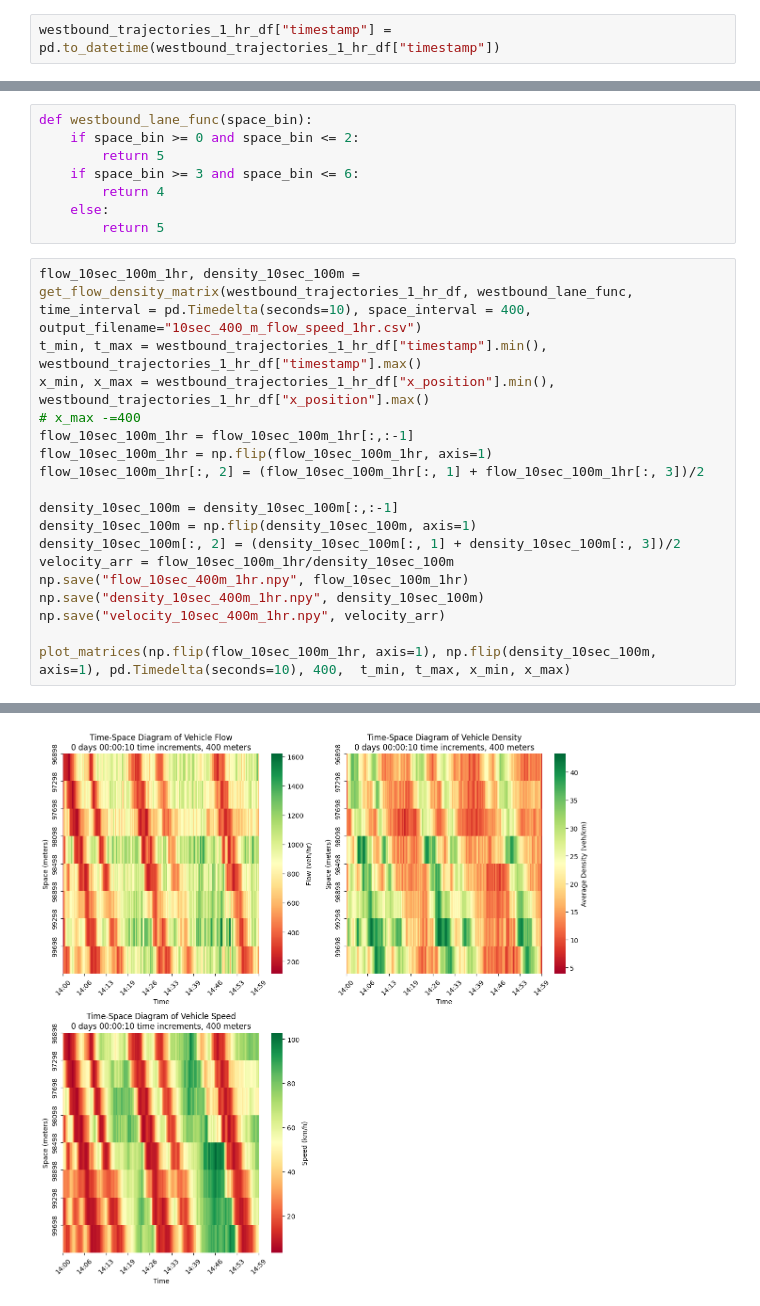
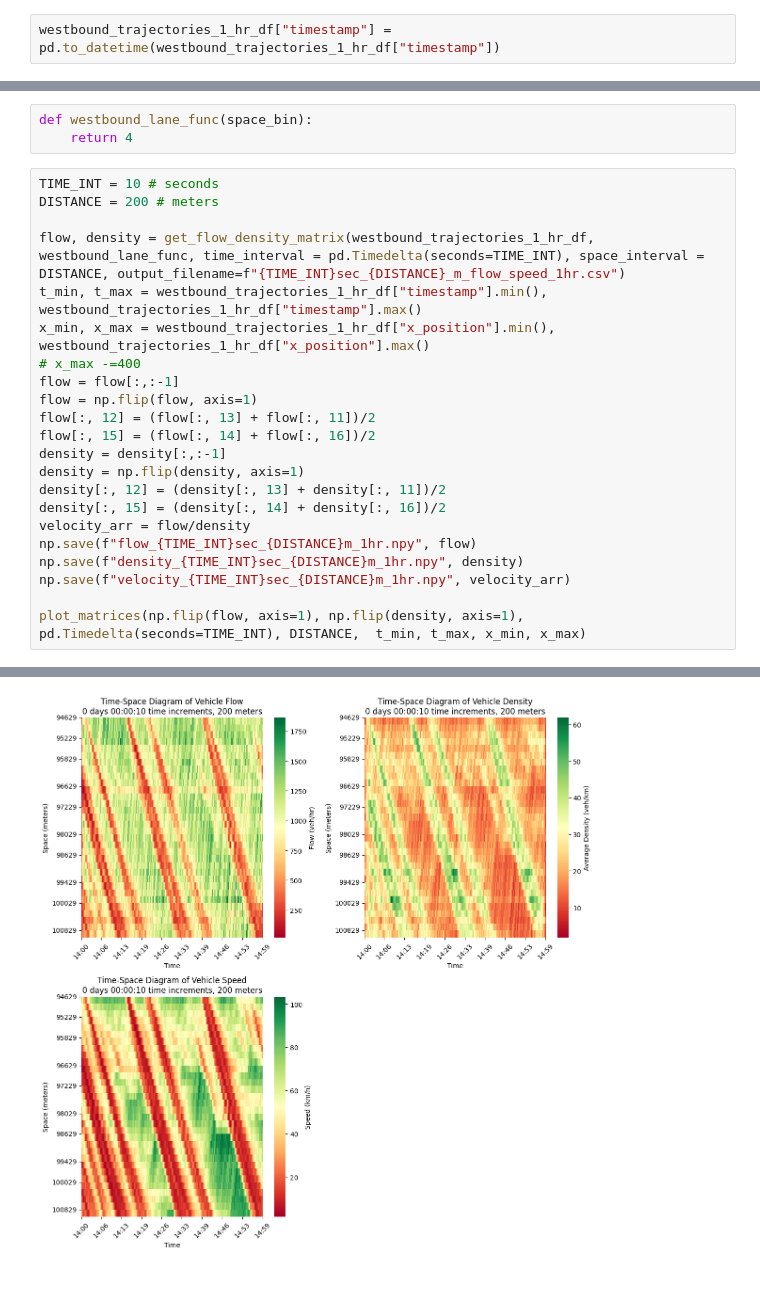
Before and after one commit to woxsao/macroscopic-sim-calibration, a Jupyter notebook: FlowSpeed.ipynb, the cells around one changed output, grey strips where cells are left out. Drawn from its saved outputs; the diff is of its cells as text.

```diff
--- a/FlowSpeed.ipynb
+++ b/FlowSpeed.ipynb
@@ -356,27 +313,26 @@ print((xmax_meters - floor(wb_HH_off_start)) //wb_OH_on_start_bin)
 # %%
 def westbound_lane_func(space_bin):
-    if space_bin >= 0 and space_bin <= 2:
-        return 5
-    if space_bin >= 3 and space_bin <= 6:
-        return 4
-    else:
-        return 5
+    return 4
 # %%
-flow_10sec_100m_1hr, density_10sec_100m = get_flow_density_matrix(westbound_trajectories_1_hr_df, westbound_lane_func, time_interval = pd.Timedelta(seconds=10), space_interval = 400, output_filename="10sec_400_m_flow_speed_1hr.csv")
+TIME_INT = 10 # seconds
+DISTANCE = 200 # meters
+
+flow, density = get_flow_density_matrix(westbound_trajectories_1_hr_df, westbound_lane_func, time_interval = pd.Timedelta(seconds=TIME_INT), space_interval = DISTANCE, output_filename=f"{TIME_INT}sec_{DISTANCE}_m_flow_speed_1hr.csv")
 t_min, t_max = westbound_trajectories_1_hr_df["timestamp"].min(), westbound_trajectories_1_hr_df["timestamp"].max()
 x_min, x_max = westbound_trajectories_1_hr_df["x_position"].min(), westbound_trajectories_1_hr_df["x_position"].max()
 # x_max -=400
-flow_10sec_100m_1hr = flow_10sec_100m_1hr[:,:-1]
-flow_10sec_100m_1hr = np.flip(flow_10sec_100m_1hr, axis=1)
-flow_10sec_100m_1hr[:, 2] = (flow_10sec_100m_1hr[:, 1] + flow_10sec_100m_1hr[:, 3])/2
+flow = flow[:,:-1]
+flow = np.flip(flow, axis=1)
+flow[:, 12] = (flow[:, 13] + flow[:, 11])/2
+flow[:, 15] = (flow[:, 14] + flow[:, 16])/2
+density = density[:,:-1]
+density = np.flip(density, axis=1)
+density[:, 12] = (density[:, 13] + density[:, 11])/2
+density[:, 15] = (density[:, 14] + density[:, 16])/2
+velocity_arr = flow/density
+np.save(f"flow_{TIME_INT}sec_{DISTANCE}m_1hr.npy", flow)
+np.save(f"density_{TIME_INT}sec_{DISTANCE}m_1hr.npy", density)
+np.save(f"velocity_{TIME_INT}sec_{DISTANCE}m_1hr.npy", velocity_arr)
 
-density_10sec_100m = density_10sec_100m[:,:-1]
-density_10sec_100m = np.flip(density_10sec_100m, axis=1)
-density_10sec_100m[:, 2] = (density_10sec_100m[:, 1] + density_10sec_100m[:, 3])/2
-velocity_arr = flow_10sec_100m_1hr/density_10sec_100m
-np.save("flow_10sec_400m_1hr.npy", flow_10sec_100m_1hr)
-np.save("density_10sec_400m_1hr.npy", density_10sec_100m)
-np.save("velocity_10sec_400m_1hr.npy", velocity_arr)
-
-plot_matrices(np.flip(flow_10sec_100m_1hr, axis=1), np.flip(density_10sec_100m, axis=1), pd.Timedelta(seconds=10), 400,  t_min, t_max, x_min, x_max)
+plot_matrices(np.flip(flow, axis=1), np.flip(density, axis=1), pd.Timedelta(seconds=TIME_INT), DISTANCE,  t_min, t_max, x_min, x_max)
 # %% [output]
@@ -387 +343 @@ CSV file saved as data/10sec_400_m_flow_speed_1hr.csv
-[figure, old version]
+[figure, new version]
```
Also changed, not shown: parts of 8 cells of this notebook, 1 other file.
